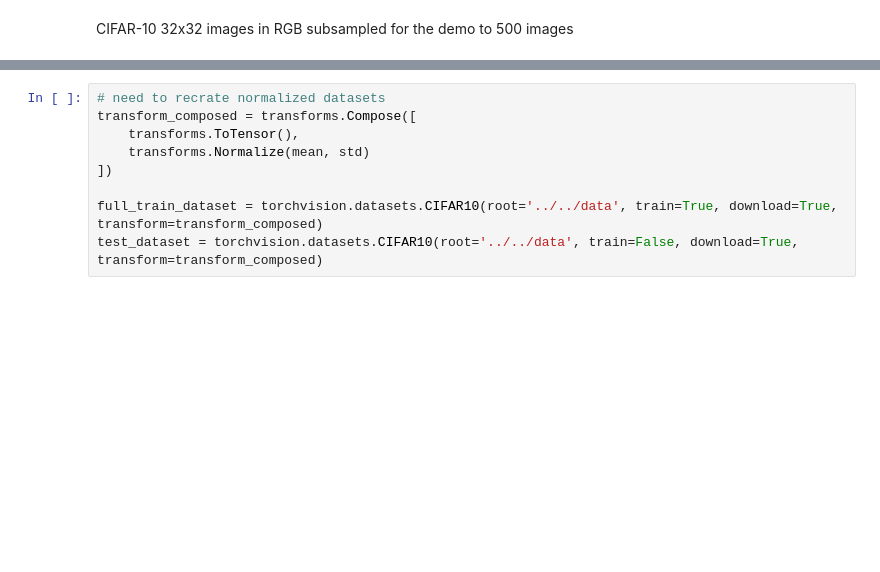
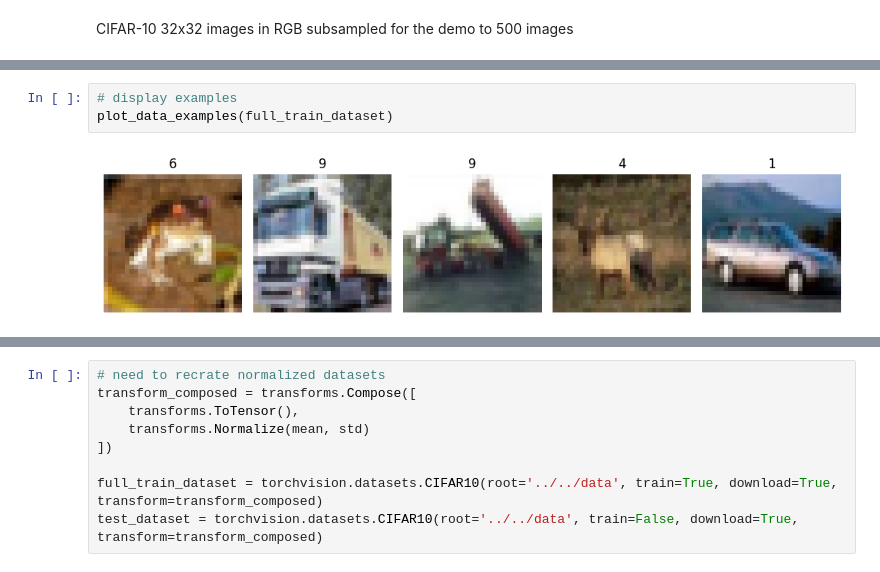
Before and after one commit to mgswiss15/idl, a Jupyter notebook: 10_CNNs_Practice/Exercise/pretraining.ipynb, the cells around one changed output, grey strips where cells are left out. Cells and saved outputs as stored; diff of their text form; blank space fills up the shorter version.

```diff
--- a/10_CNNs_Practice/Exercise/pretraining.ipynb
+++ b/10_CNNs_Practice/Exercise/pretraining.ipynb
@@ -38,3 +41,8 @@ print(f"Full testing set size: {len(test_dataset)}")
+# %%
+# display examples
+plot_data_examples(full_train_dataset)
+# %% [output]
+[figure, added]
 # %%
 # FOR THIS LESSON: Subsample to a tiny dataset (e.g., 500 images total)
 tiny_train_indices = torch.randperm(len(full_train_dataset))[:500]
```
Also changed, not shown: parts of 18 cells of this notebook, 3 other files.
